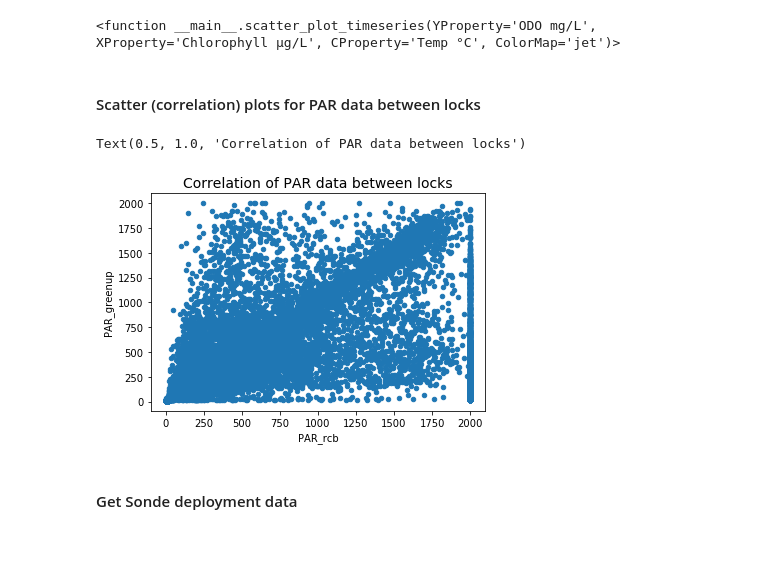
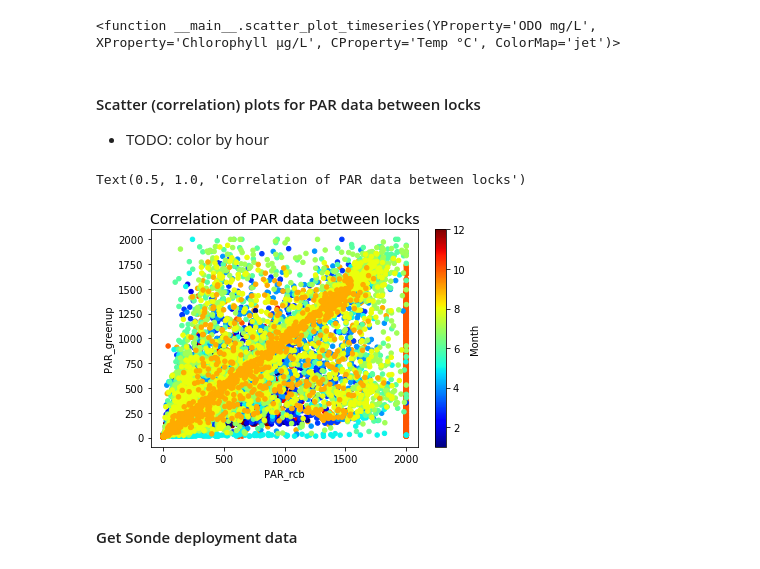
Before and after one commit to JackS9/jupyter-scipy-geo-notebook, a Jupyter notebook: notebooks/Greenup_transects.ipynb, the cells around one changed output. Drawn from its saved outputs; the diff is of its cells as text; code cells hidden in the pictures.

Commit message:
Added box plot profiles, plus fields for Year, Month and Hour

```diff
--- a/notebooks/Greenup_transects.ipynb
+++ b/notebooks/Greenup_transects.ipynb
@@ -540,6 +561,9 @@ def datetime_par(row):
 
 locks_par['Date-Time'] = locks_par.apply(lambda row: datetime_par(row),axis=1)
 locks_par = locks_par.set_index(['Date-Time'])
+locks_par['Year'] = locks_par.index.year
+locks_par['Month'] = locks_par.index.month
+locks_par['Hour'] = locks_par.index.hour
 # %% [markdown]
 #### Filter out Sonde data with zero values for conductivity-related measures (use salinity as indicator)
 # %%
@@ -637,13 +728,14 @@ interactive(children=(Dropdown(description='YProperty', options=('ODO mg/L', 'Ch
 <function __main__.scatter_plot_timeseries(YProperty='ODO mg/L', XProperty='Chlorophyll µg/L', CProperty='Temp °C', ColorMap='jet')>
 # %% [markdown]
 #### Scatter (correlation) plots for PAR data between locks
+ * TODO:  color by hour
 # %%
 fig, ax = plt.subplots()
-locks_par.plot.scatter(ax=ax,x='PAR_rcb',y='PAR_greenup')
+locks_par.plot.scatter(ax=ax,x='PAR_rcb',y='PAR_greenup',c='Month',cmap='jet')
 ax.set_title("Correlation of PAR data between locks",fontsize=14)
 # %% [output]
 Text(0.5, 1.0, 'Correlation of PAR data between locks')
-[figure, old version]
+[figure, new version]
 # %% [markdown]
 #### Get Sonde deployment data
 # %%
```
Also changed, not shown: parts of 44 cells of this notebook.
